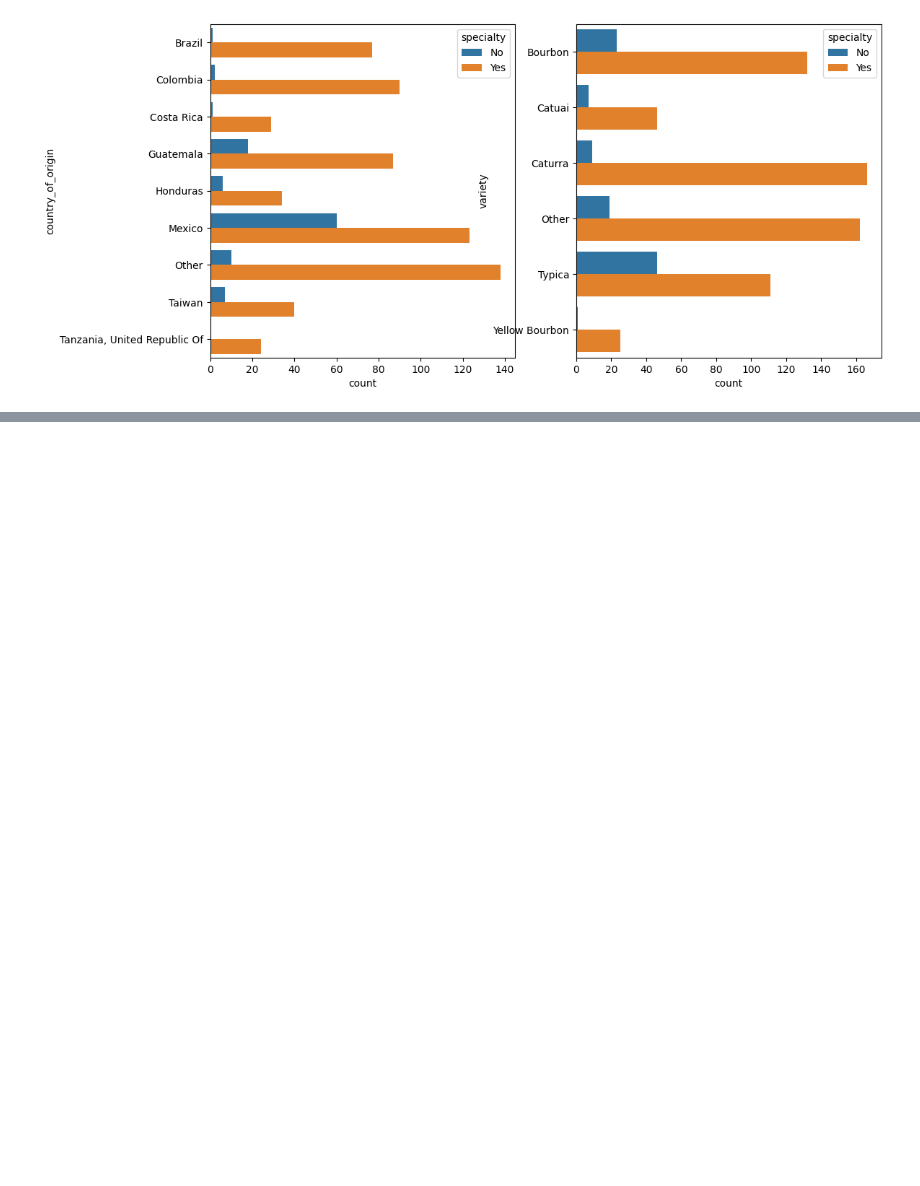
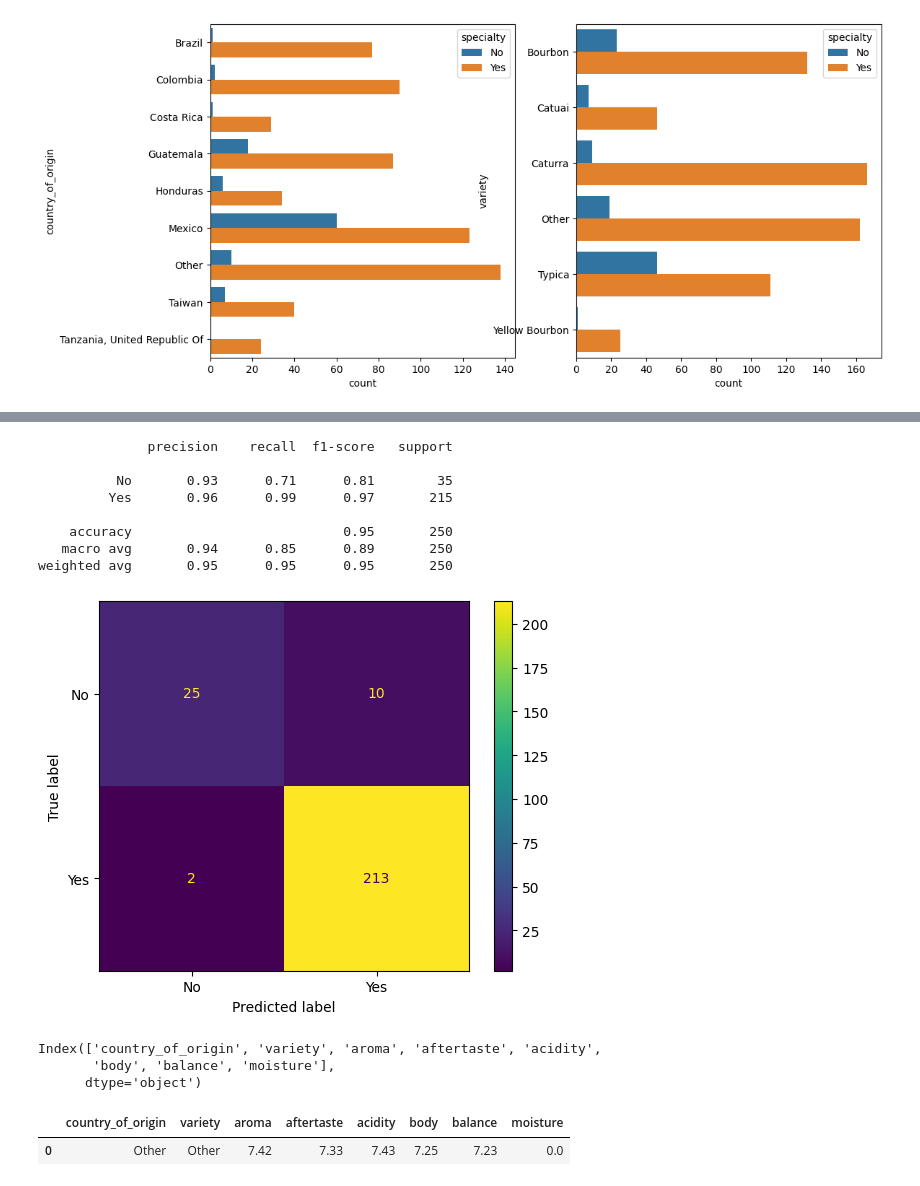
Before and after one commit to arnaldochm/coffee_quality, a Jupyter notebook: notebooks/notebook.ipynb, the cells around one changed output, grey strips where cells are left out. Cells and saved outputs as stored; diff of their text form; code cells hidden in the pictures; blank space fills up the shorter version.

```diff
--- a/notebooks/notebook.ipynb
+++ b/notebooks/notebook.ipynb
@@ -193,0 +214,28 @@ sns.countplot(data=df_train, y='variety', hue='specialty', ax= ax[1])#Para separ
+# %%
+# 4. Creacion del Modelo: Model Training and Prediction
+
+cat_cols = X_train.select_dtypes('category').columns #cat_cols variables categoricas
+num_cols = X_train.select_dtypes('number').columns   # num_cols variables numericas
+
+# 4.1. Create Pipeline
+
+cat_transformer = Pipeline(steps=[
+    ('onehot',OneHotEncoder(sparse=False)) #sparse son varias columnas, con false las comprime
+])
+#onehot convierte las variables categoricas a numeros.
+num_transformer = Pipeline(steps=[
+    ('scaler', StandardScaler())    # escala los datos a una media de cero y un rango unitario (desviación)
+])
+#StandardScaler se usa este escaler porque las variables son casi simetricas.
+
+preprocessor = ColumnTransformer(transformers=[
+    ('cat', cat_transformer, cat_cols),
+    ('num', num_transformer, num_cols)
+])
+# %%
+rforest = Pipeline(steps=[
+    ('preprocessor', preprocessor),
+    ('clasifier', RandomForestClassifier(class_weight='balanced')) #lass_weight='balanced' permite que la clase mayoritaria no gobierne la minoritaria
+])
+# %%
+rforest.fit(X_train, y_train)
@@ -193,0 +253,21 @@ sns.countplot(data=df_train, y='variety', hue='specialty', ax= ax[1])#Para separ
+# %%
+y_hat = rforest.predict(X_test)
+
+print(classification_report(y_test,y_hat))
+
+cm = confusion_matrix(y_test, y_hat)
+
+ConfusionMatrixDisplay(confusion_matrix=cm,
+                       display_labels=rforest.classes_
+                       ).plot()
+plt.show()
+# %% [output]
+              precision    recall  f1-score   support
+
+          No       0.93      0.71      0.81        35
+         Yes       0.96      0.99      0.97       215
+
+    accuracy                           0.95       250
+   macro avg       0.94      0.85      0.89       250
+weighted avg       0.95      0.95      0.95       250
+[figure, added]
@@ -193,0 +276,17 @@ sns.countplot(data=df_train, y='variety', hue='specialty', ax= ax[1])#Para separ
+# %%
+X_train.columns
+# %% [output]
+Index(['country_of_origin', 'variety', 'aroma', 'aftertaste', 'acidity',
+       'body', 'balance', 'moisture'],
+      dtype='object')
+# %%
+# 5. Test and Save model
+
+example = [['Other', 'Other', 7.42, 7.33, 7.43, 7.25, 7.23, 0.0]]
+
+example_df = pd.DataFrame(data=example, columns=X_train.columns)
+
+example_df
+# %% [output]
+|  | country_of_origin | variety | aroma | aftertaste | acidity | body | balance | moisture |
+| 0 | Other | Other | 7.42 | 7.33 | 7.43 | 7.25 | 7.23 | 0.0 |
```
Also changed, not shown: parts of 5 cells of this notebook.
